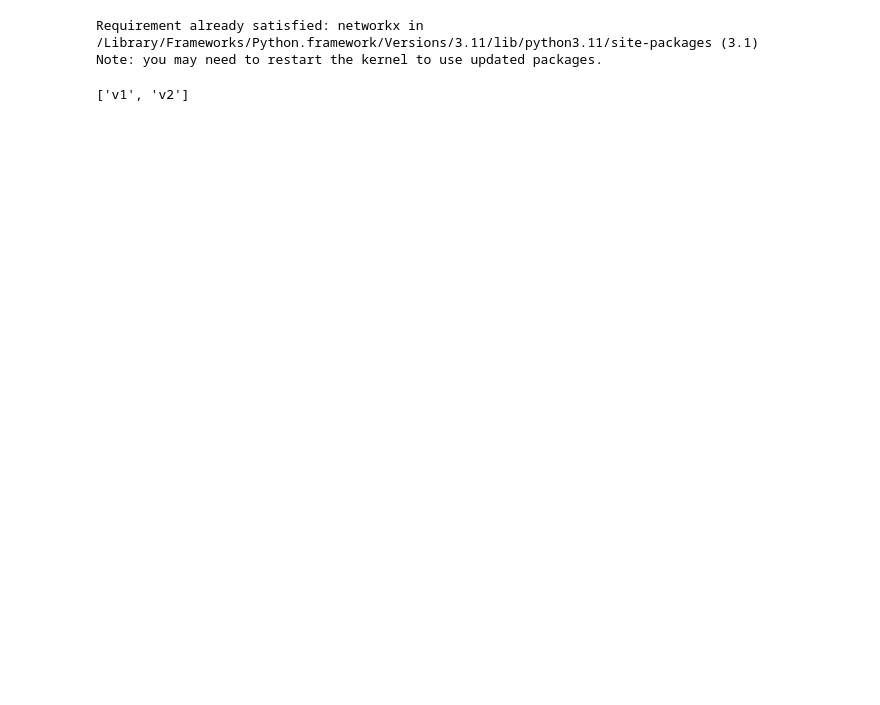
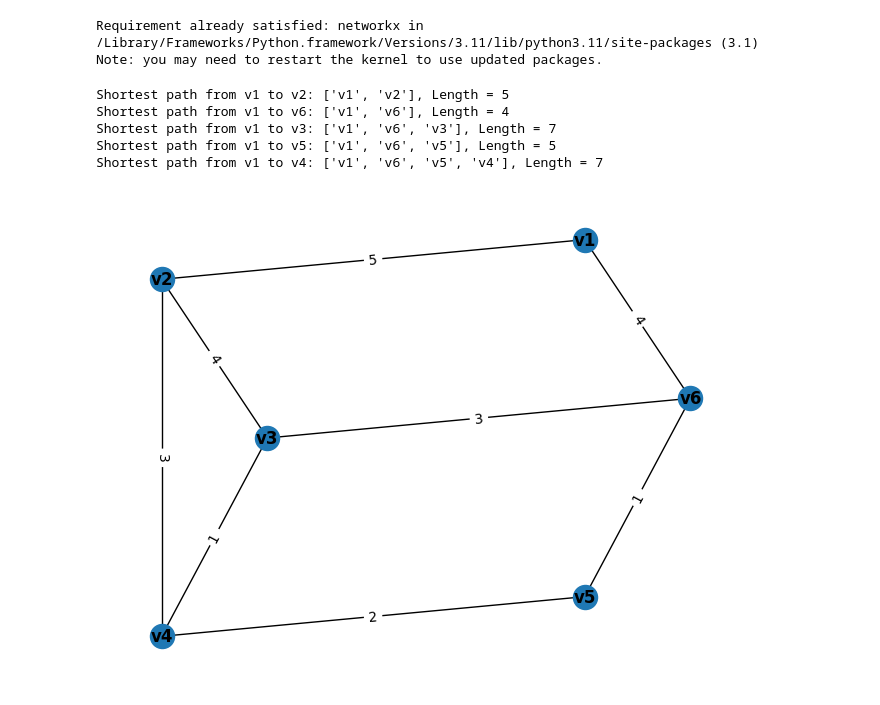
Before and after one commit to RyanGubler/cs6840Assn1-2, a Jupyter notebook: Assignments-1-2.ipynb, the cells around one changed output. Cells and saved outputs as stored; diff of their text form; code cells hidden in the pictures; blank space fills up the shorter version.

```diff
--- a/Assignments-1-2.ipynb
+++ b/Assignments-1-2.ipynb
@@ -8,9 +8,39 @@ import networkx as nx
 from matplotlib import pyplot as plt
 import datetime
 # %%
-G = nx.Graph()
-G.add_node('v1')
-G.add_node('v2')
-print(G.nodes)
+#########################QUESTION 2 START#########################
+q2 = nx.Graph()
+q2.add_node('v1')
+q2.add_node('v2')
+q2.add_node('v3')
+q2.add_node('v4')
+q2.add_node('v5')
+q2.add_node('v6')
+q2Edges = [('v1', 'v2'), ('v1', 'v6'), ('v2', 'v3'), ('v2', 'v4'), ('v3', 'v6'), ('v6', 'v5'), ('v5', 'v4'), ('v4', 'v3')]
+q2.add_edges_from(q2Edges)
+q2.add_weighted_edges_from([('v1','v2',5), ('v1','v6',4),('v3','v2',4),('v3','v6',3),('v4','v2',3),('v4','v3',1),('v5','v4',2),('v6','v5', 1)])
+edge_labels = {(u, v): d.get('weight') for u, v, d in q2.edges(data=True)}
+pos = {
+    'v1': (1.8, 2),
+    'v2': (1, 1.8),
+    'v3': (1.2, 1),
+    'v4': (1, 0),
+    'v5': (1.8, 0.2),
+    'v6': (2, 1.2)
+}
+shortest_paths = nx.shortest_path(q2, weight='weight', source='v1')
+for destination, path in shortest_paths.items():
+    if(destination != 'v1'):
+        print(f"Shortest path from v1 to {destination}: {path}, Length = {nx.shortest_path_length(q2, weight='weight', source='v1', target=destination)}")
+nx.draw(q2, pos, with_labels=True, font_weight='bold')
+nx.draw_networkx_edge_labels(q2, pos, edge_labels=edge_labels, font_color='black')
+plt.show()
+
+#########################QUESTION 2 END##############################
 # %% [output]
-['v1', 'v2']
+Shortest path from v1 to v2: ['v1', 'v2'], Length = 5
+Shortest path from v1 to v6: ['v1', 'v6'], Length = 4
+Shortest path from v1 to v3: ['v1', 'v6', 'v3'], Length = 7
+Shortest path from v1 to v5: ['v1', 'v6', 'v5'], Length = 5
+Shortest path from v1 to v4: ['v1', 'v6', 'v5', 'v4'], Length = 7
+[figure, added]
```
Also changed, not shown: parts of 4 cells of this notebook.
